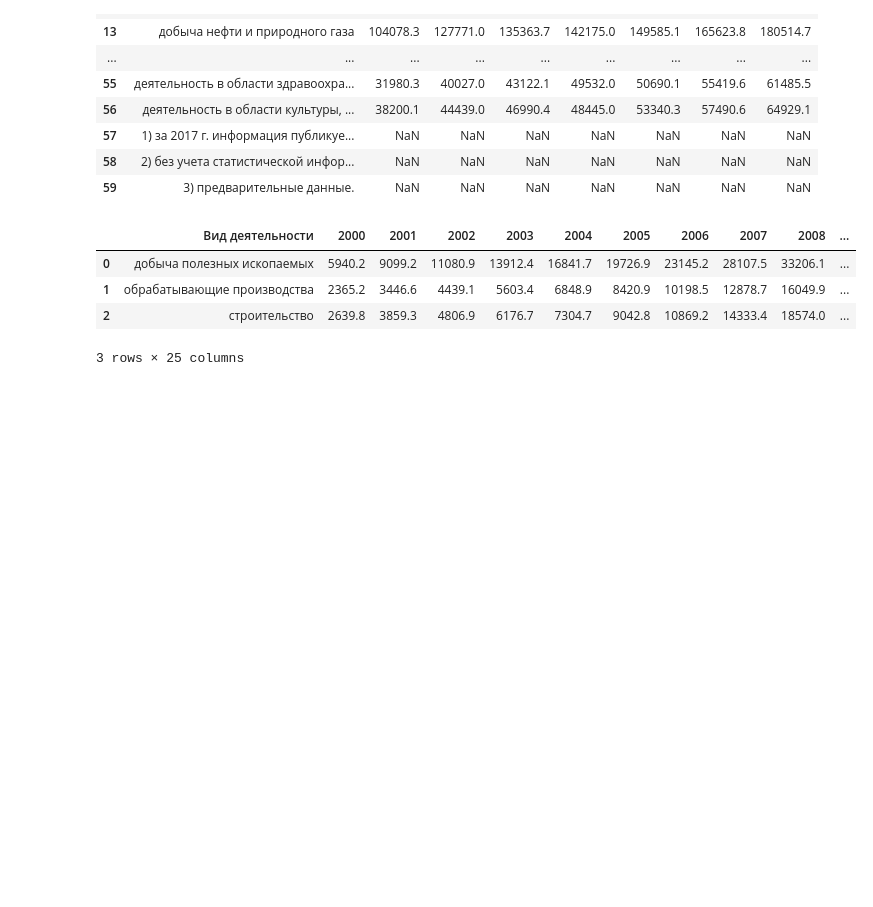
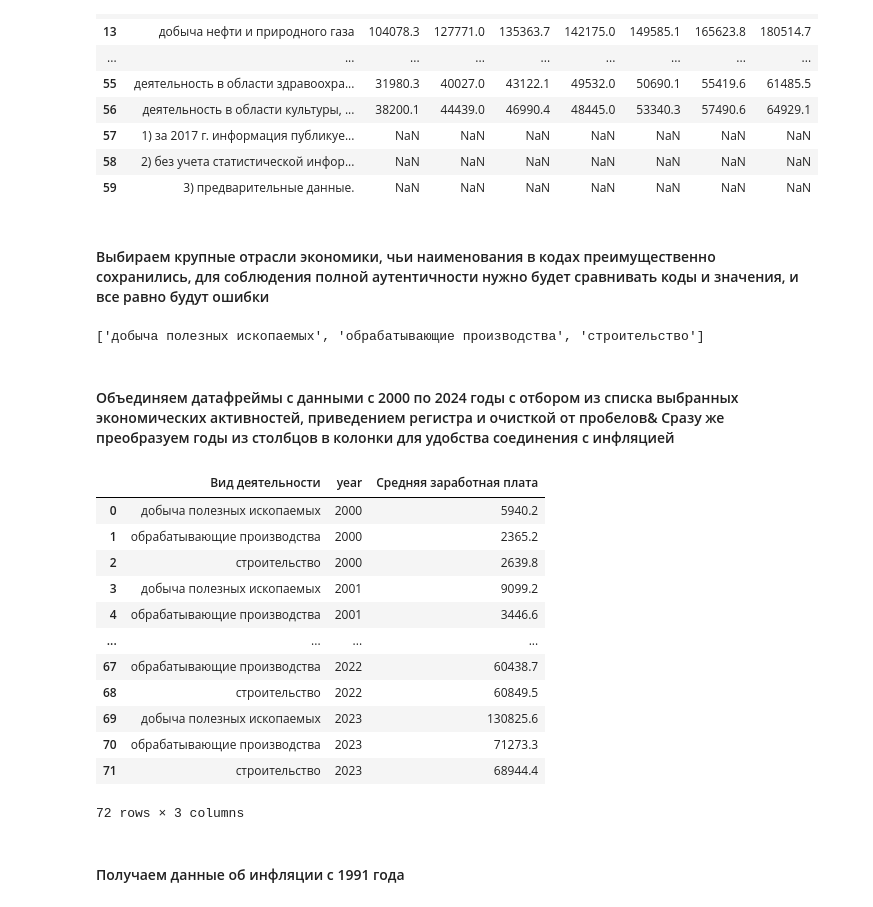
Before and after one commit to YarRus12/salary_stat_Russia, a Jupyter notebook: JupyterNotebook.ipynb, the cells around one changed output. Cells and saved outputs as stored; diff of their text form; code cells hidden in the pictures; blank space fills up the shorter version.

```diff
--- a/jupyterNotebook.ipynb
+++ b/JupyterNotebook.ipynb
@@ -14,10 +22,12 @@ tab3-zpl_2023.xlsx  100%[===================>]  42.09K  81.1KB/s    in 0.5s
 # %%
 import pandas as pd
-# Подготовка датафрейма с историческими данными
 df_2016 = pd.read_excel("tab3-zpl_2023.xlsx", sheet_name='2000-2016 гг.', index_col = None)[2:] # первые строки не несут информации для нас
 column_list = ['Вид деятельности', '2000', '2001', '2002', '2003', '2004', '2005', '2006', '2007', '2008', '2009', '2010', '2011', '2012', '2013', '2014', '2015', '2016']
-rename_dict = {df_2016.columns[column_label]: column_list[column_label] for column_label in range(len(df_2016.columns))}
+
+# словарь для переименования колонок формируется из названий колонок старого df column_list по идексам
+rename_dict = {df_2016.columns[column_index]: column_list[column_index] for column_index in range(len(df_2016.columns))}
 df_2016.rename(columns=rename_dict, inplace=True)
+# Колонка вид деятельности очищается от регистрозависимости и пробелов
 df_2016['Вид деятельности'] = df_2016['Вид деятельности'].str.lower().str.strip()
 df_2016
 # %% [output]
@@ -66,19 +79,35 @@ df_2017
 | 57 | 1) за 2017 г. информация публикуе... | NaN | NaN | NaN | NaN | NaN | NaN | NaN |
 | 58 | 2) без учета статистической инфор... | NaN | NaN | NaN | NaN | NaN | NaN | NaN |
 | 59 | 3) предварительные данные. | NaN | NaN | NaN | NaN | NaN | NaN | NaN |
+# %% [markdown]
+#### Выбираем крупные отрасли экономики, чьи наименования в кодах преимущественно сохранились, для соблюдения полной аутентичности нужно будет сравнивать коды и значения, и все равно будут ошибки
+# %%
+choosen_activity = ['добыча полезных ископаемых', 'обрабатывающие производства', 'строительство']
+choosen_activity
+# %% [output]
+['добыча полезных ископаемых', 'обрабатывающие производства', 'строительство']
+# %% [markdown]
+#### Объединяем датафреймы с данными с 2000 по 2024 годы с отбором из списка выбранных экономических активностей, приведением регистра и очисткой от пробелов& Cразу же преобразуем годы из столбцов в колонки для удобства соединения с инфляцией
 # %%
-# выбираем крупные отрасли экономики, преимущественно чьи коды оквэд
-choosen_activity = ['добыча полезных ископаемых', 'обрабатывающие производства', 'строительство']
-
-
-
-merged_df = pd.merge(df_2016[df_2016['Вид деятельности'].str.lower().str.strip().isin(choosen_activity)],
+economy_df = (pd.merge(df_2016[df_2016['Вид деятельности'].str.lower().str.strip().isin(choosen_activity)],
                      df_2017[df_2017['Вид деятельности'].str.lower().str.strip().isin(choosen_activity)],
                      on='Вид деятельности')
-merged_df
+                    .melt(id_vars='Вид деятельности', var_name='year', value_name='Средняя заработная плата')
+                    )
+economy_df
 # %% [output]
-|  | Вид деятельности | 2000 | 2001 | 2002 | 2003 | 2004 | 2005 | 2006 | 2007 | 2008 | ... |
-| 0 | добыча полезных ископаемых | 5940.2 | 9099.2 | 11080.9 | 13912.4 | 16841.7 | 19726.9 | 23145.2 | 28107.5 | 33206.1 | ... |
-| 1 | обрабатывающие производства | 2365.2 | 3446.6 | 4439.1 | 5603.4 | 6848.9 | 8420.9 | 10198.5 | 12878.7 | 16049.9 | ... |
-| 2 | строительство | 2639.8 | 3859.3 | 4806.9 | 6176.7 | 7304.7 | 9042.8 | 10869.2 | 14333.4 | 18574.0 | ... |
+|  | Вид деятельности | year | Средняя заработная плата |
+| 0 | добыча полезных ископаемых | 2000 | 5940.2 |
+| 1 | обрабатывающие производства | 2000 | 2365.2 |
+| 2 | строительство | 2000 | 2639.8 |
+| 3 | добыча полезных ископаемых | 2001 | 9099.2 |
+| 4 | обрабатывающие производства | 2001 | 3446.6 |
+| ... | ... | ... | ... |
+| 67 | обрабатывающие производства | 2022 | 60438.7 |
+| 68 | строительство | 2022 | 60849.5 |
+| 69 | добыча полезных ископаемых | 2023 | 130825.6 |
+| 70 | обрабатывающие производства | 2023 | 71273.3 |
+| 71 | строительство | 2023 | 68944.4 |
-3 rows × 25 columns
+72 rows × 3 columns
+# %% [markdown]
+#### Получаем данные об инфляции с 1991 года
```
Also changed, not shown: parts of 12 cells of this notebook, 2 other files.
